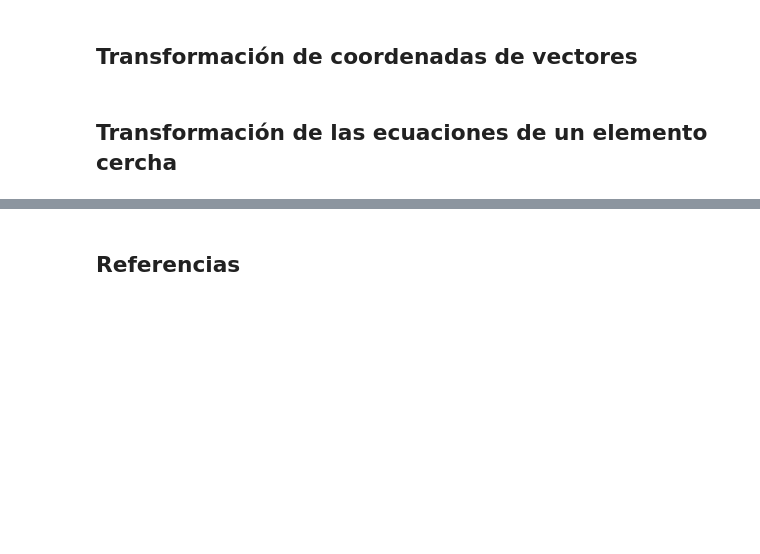
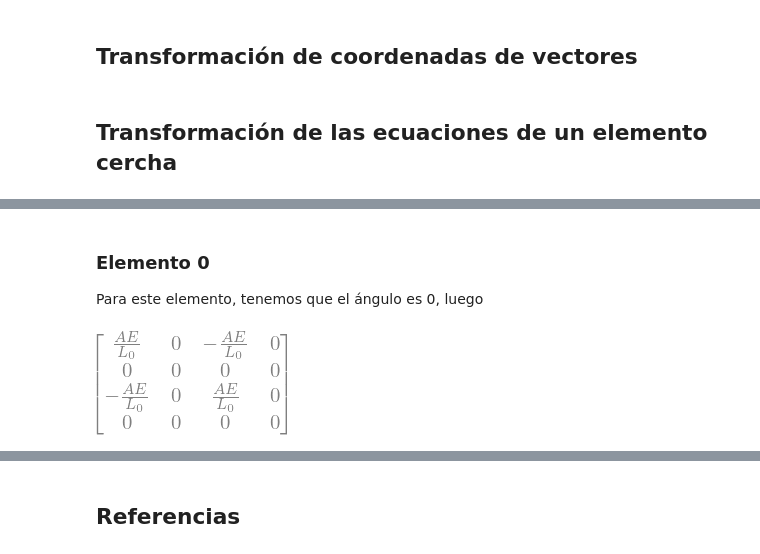
Before and after one commit to AppliedMechanics-EAFIT/modelacion_computacional, a Jupyter notebook: notebooks/07b_cerchas_cambio_coordenadas.ipynb, the cells around one changed output, grey strips where cells are left out. Saved outputs shown, nothing was run; the diff lists cells and outputs as text; code cells hidden in the pictures; blank space fills up the shorter version.

```diff
--- a/notebooks/07b_cerchas_cambio_coordenadas.ipynb
+++ b/notebooks/07b_cerchas_cambio_coordenadas.ipynb
@@ -12,0 +138,9 @@ init_session()
+# %% [markdown]
+### Elemento 0
+
+Para este elemento, tenemos que el ángulo es 0, luego
+# %%
+rigidez_0 = T.T.subs(theta, 0) * rigidez_local.subs(L, L0) * T.subs(theta, 0)
+rigidez_0
+# %% [output]
+[figure, added]
```
Also changed, not shown: parts of 13 cells of this notebook, 5 other files.
